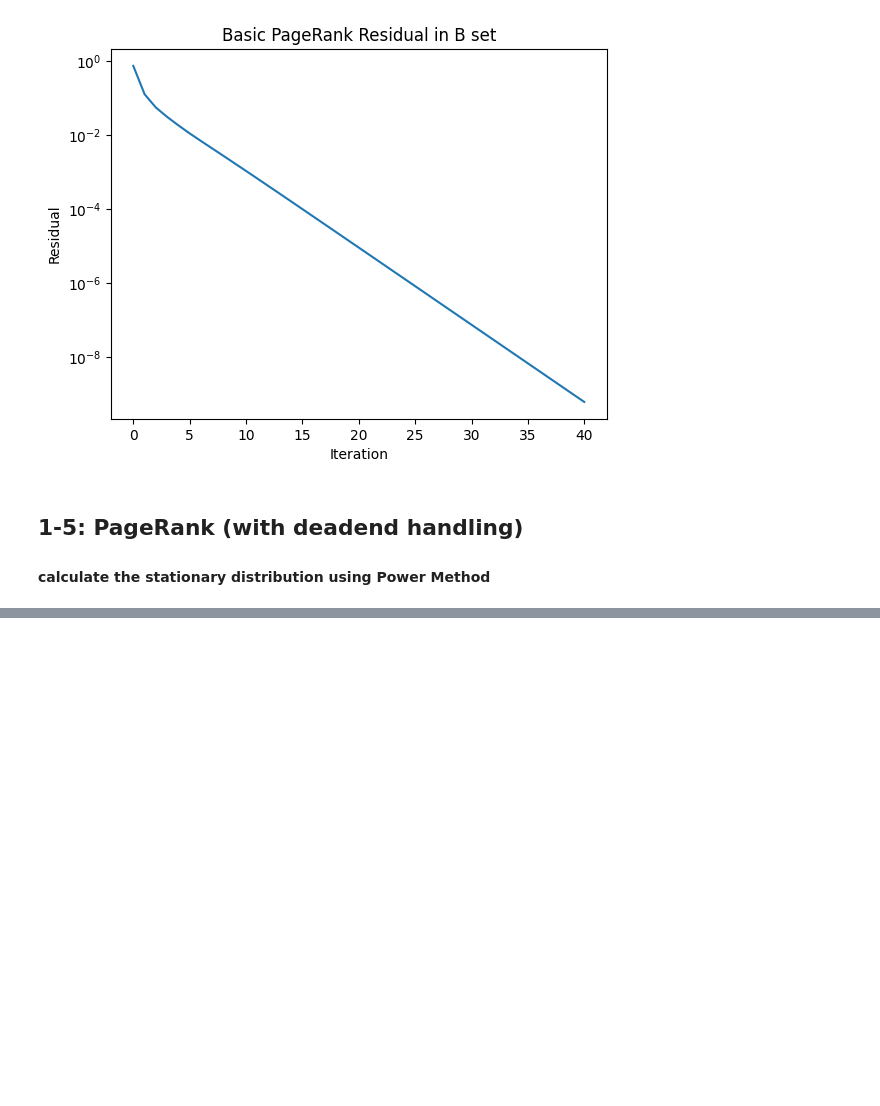
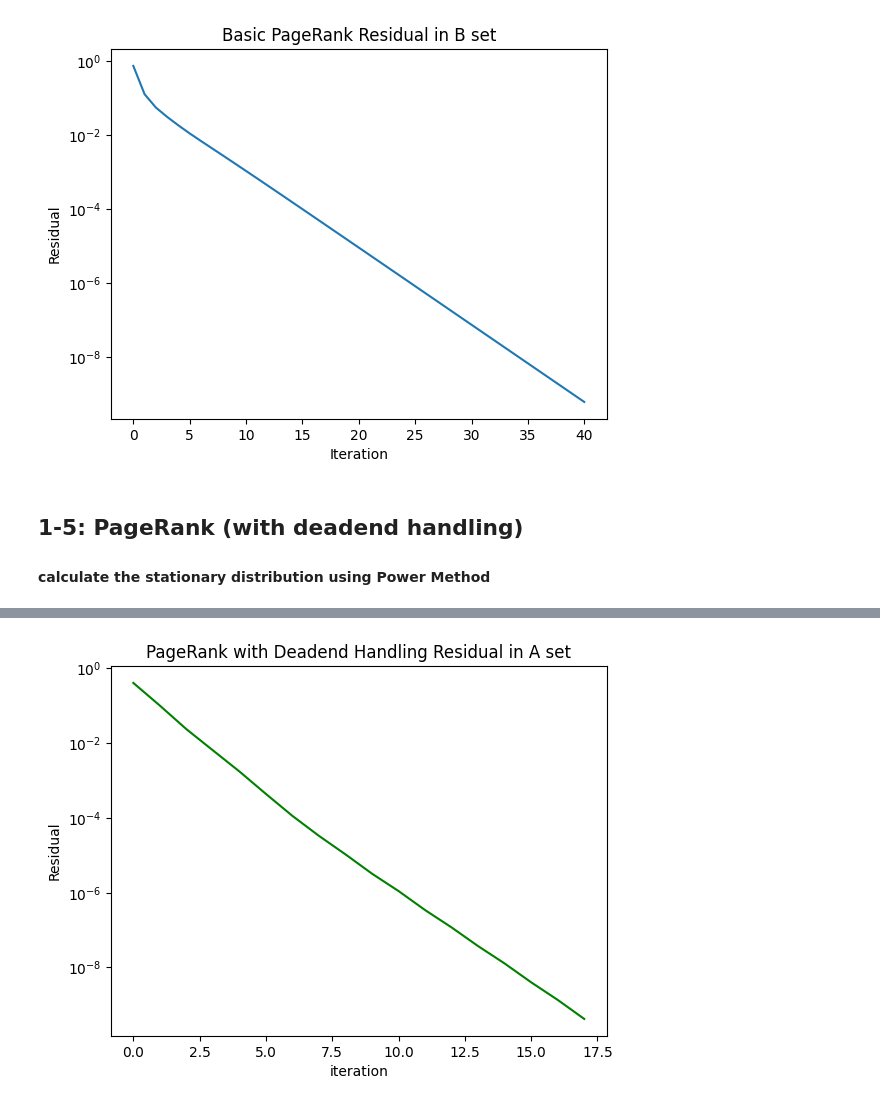
Before and after one commit to pouriaSameti/Mathematics-For-Data-Science, a Jupyter notebook: Project 3/notebook.ipynb, the cells around one changed output, grey strips where cells are left out. Cells and saved outputs as stored; diff of their text form; code cells hidden in the pictures; blank space fills up the shorter version.

Commit message:
Project 3: Run PageRank with Deadend Handling and show report of Execution.

```diff
--- a/Project 3/notebook.ipynb
+++ b/Project 3/notebook.ipynb
@@ -442,0 +501,9 @@ p_B, residuals_B = pageRank_deadend_fix(transition_matrix=P_B, out_degree=out_de
+# %%
+plt.figure()
+plt.semilogy(residuals_A, color='green')
+plt.xlabel("iteration")
+plt.ylabel("Residual")
+plt.title("PageRank with Deadend Handling Residual in A set")
+plt.show()
+# %% [output]
+[figure, added]
```
Also changed, not shown: parts of 4 cells of this notebook.
